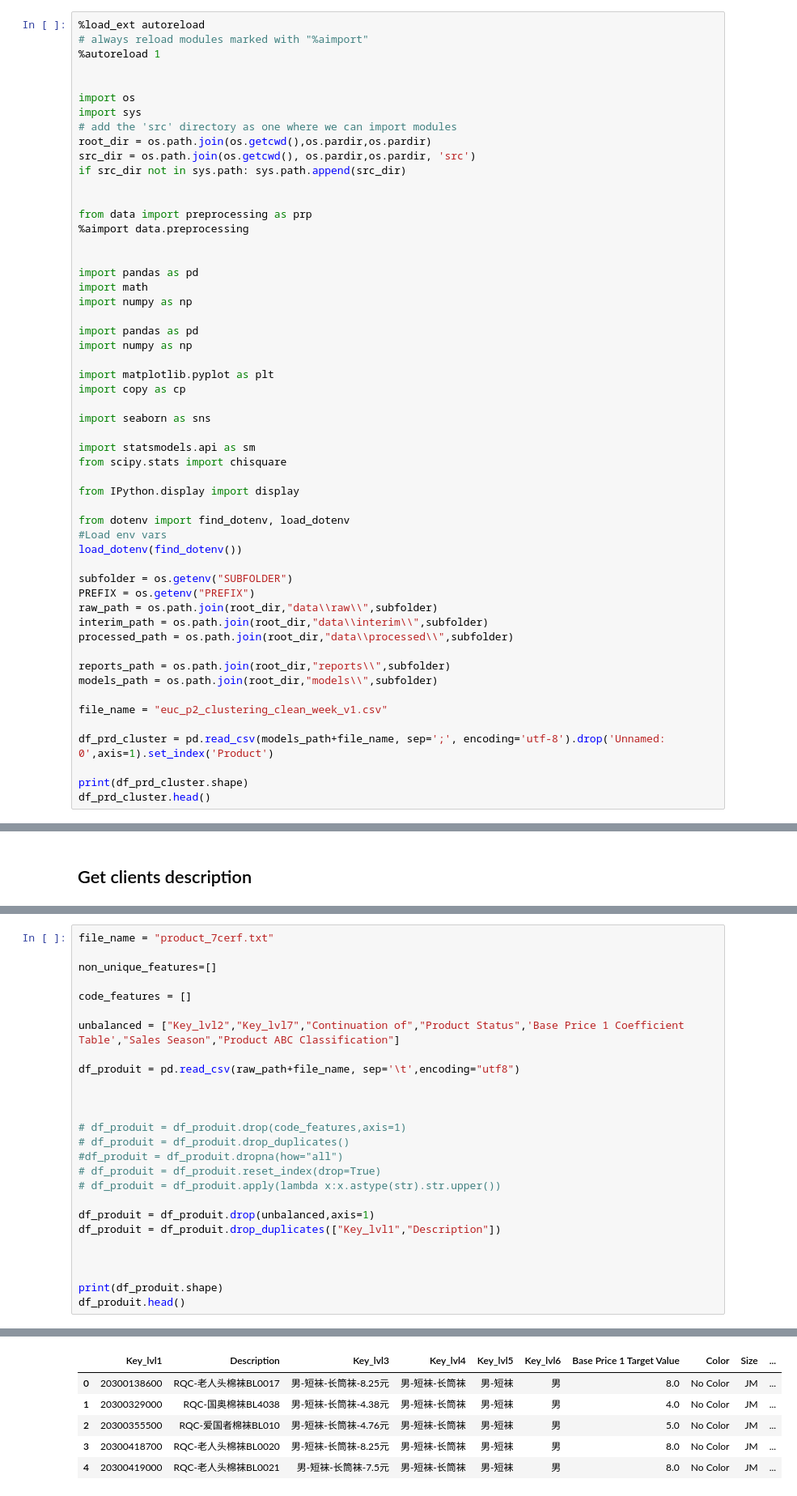
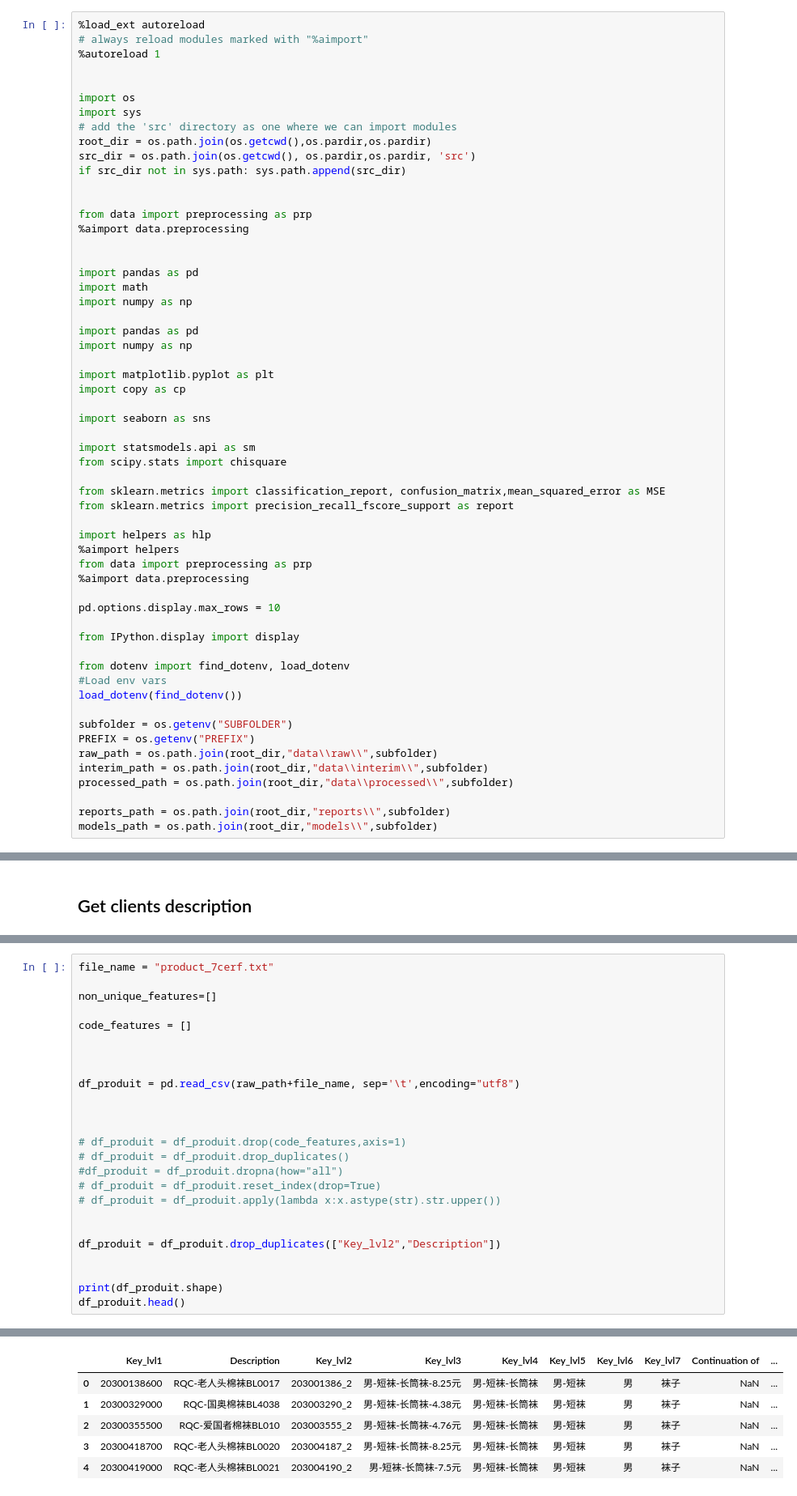
Before and after one commit to imad24/pc_clustering, a Jupyter notebook: notebooks/Cerf7/0.4-imad-cluster-analysis.ipynb, the cells around one changed output, grey strips where cells are left out. Shown at 81% size. Cells and saved outputs as stored; diff of their text form.

```diff
--- a/notebooks/Cerf7/0.4-imad-cluster-analysis.ipynb
+++ b/notebooks/Cerf7/0.4-imad-cluster-analysis.ipynb
@@ -36,6 +38,16 @@ import seaborn as sns
 import statsmodels.api as sm
 from scipy.stats import chisquare
 
+from sklearn.metrics import classification_report, confusion_matrix,mean_squared_error as MSE
+from sklearn.metrics import precision_recall_fscore_support as report
+
+import helpers as hlp
+%aimport helpers
+from data import preprocessing as prp
+%aimport data.preprocessing
+
+pd.options.display.max_rows = 10
+
 from IPython.display import display
 
 from dotenv import find_dotenv, load_dotenv
@@ -50,13 +62,6 @@ processed_path = os.path.join(root_dir,"data\\processed\\",subfolder)
 
 reports_path = os.path.join(root_dir,"reports\\",subfolder)
 models_path = os.path.join(root_dir,"models\\",subfolder)
-
-file_name = "euc_p2_clustering_clean_week_v1.csv"
-
-df_prd_cluster = pd.read_csv(models_path+file_name, sep=';', encoding='utf-8').drop('Unnamed: 0',axis=1).set_index('Product')
-
-print(df_prd_cluster.shape)
-df_prd_cluster.head()
 # %% [output]
 The autoreload extension is already loaded. To reload it, use:
   %reload_ext autoreload
@@ -103,7 +109,7 @@ non_unique_features=[]
 
 code_features = []
 
-unbalanced = ["Key_lvl2","Key_lvl7","Continuation of","Product Status",'Base Price 1 Coefficient Table',"Sales Season","Product ABC Classification"]
+
 
 df_produit = pd.read_csv(raw_path+file_name, sep='\t',encoding="utf8")
 
@@ -115,9 +121,8 @@ df_produit = pd.read_csv(raw_path+file_name, sep='\t',encoding="utf8")
 # df_produit = df_produit.reset_index(drop=True)
 # df_produit = df_produit.apply(lambda x:x.astype(str).str.upper())
 
-df_produit = df_produit.drop(unbalanced,axis=1)
-df_produit = df_produit.drop_duplicates(["Key_lvl1","Description"])
 
+df_produit = df_produit.drop_duplicates(["Key_lvl2","Description"])
 
 
 print(df_produit.shape)
@@ -127,6 +132,6 @@ df_produit.head()
-|  | Key_lvl1 | Description | Key_lvl3 | Key_lvl4 | Key_lvl5 | Key_lvl6 | Base Price 1 Target Value | Color | Size | ... |
-| 0 | 20300138600 | RQC-老人头棉袜BL0017 | 男-短袜-长筒袜-8.25元 | 男-短袜-长筒袜 | 男-短袜 | 男 | 8.0 | No Color | JM | ... |
-| 1 | 20300329000 | RQC-国奥棉袜BL4038 | 男-短袜-长筒袜-4.38元 | 男-短袜-长筒袜 | 男-短袜 | 男 | 4.0 | No Color | JM | ... |
-| 2 | 20300355500 | RQC-爱国者棉袜BL010 | 男-短袜-长筒袜-4.76元 | 男-短袜-长筒袜 | 男-短袜 | 男 | 5.0 | No Color | JM | ... |
-| 3 | 20300418700 | RQC-老人头棉袜BL0020 | 男-短袜-长筒袜-8.25元 | 男-短袜-长筒袜 | 男-短袜 | 男 | 8.0 | No Color | JM | ... |
-| 4 | 20300419000 | RQC-老人头棉袜BL0021 | 男-短袜-长筒袜-7.5元 | 男-短袜-长筒袜 | 男-短袜 | 男 | 8.0 | No Color | JM | ... |
+|  | Key_lvl1 | Description | Key_lvl2 | Key_lvl3 | Key_lvl4 | Key_lvl5 | Key_lvl6 | Key_lvl7 | Continuation of | ... |
+| 0 | 20300138600 | RQC-老人头棉袜BL0017 | 203001386_2 | 男-短袜-长筒袜-8.25元 | 男-短袜-长筒袜 | 男-短袜 | 男 | 袜子 | NaN | ... |
+| 1 | 20300329000 | RQC-国奥棉袜BL4038 | 203003290_2 | 男-短袜-长筒袜-4.38元 | 男-短袜-长筒袜 | 男-短袜 | 男 | 袜子 | NaN | ... |
+| 2 | 20300355500 | RQC-爱国者棉袜BL010 | 203003555_2 | 男-短袜-长筒袜-4.76元 | 男-短袜-长筒袜 | 男-短袜 | 男 | 袜子 | NaN | ... |
+| 3 | 20300418700 | RQC-老人头棉袜BL0020 | 203004187_2 | 男-短袜-长筒袜-8.25元 | 男-短袜-长筒袜 | 男-短袜 | 男 | 袜子 | NaN | ... |
+| 4 | 20300419000 | RQC-老人头棉袜BL0021 | 203004190_2 | 男-短袜-长筒袜-7.5元 | 男-短袜-长筒袜 | 男-短袜 | 男 | 袜子 | NaN | ... |
```
Also changed, not shown: parts of 66 cells of this notebook, 33 other files.
